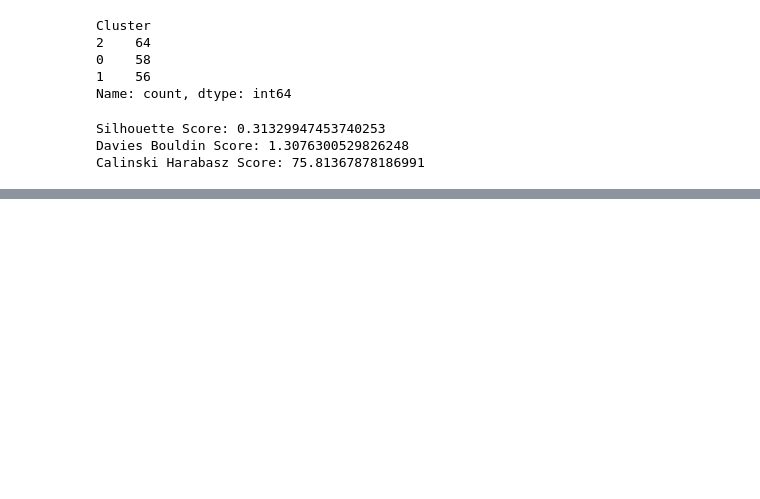
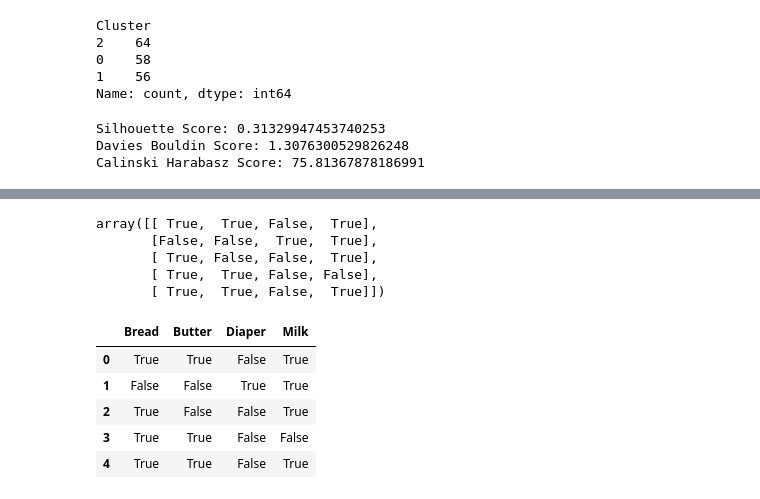
Before and after one commit to amandeep-singh28/Machine-Learning-Revision, a Jupyter notebook: 02_Practice.ipynb, the cells around one changed output, grey strips where cells are left out. Drawn from its saved outputs; the diff is of its cells as text; code cells hidden in the pictures; blank space fills up the shorter version.

```diff
--- a/02_Practice.ipynb
+++ b/02_Practice.ipynb
@@ -838,0 +882,20 @@ Calinski Harabasz Score: 75.81367878186991
+# %%
+te = TransactionEncoder()
+te_data = te.fit(transactions).transform(transactions)
+te_data
+# %% [output]
+array([[ True,  True, False,  True],
+       [False, False,  True,  True],
+       [ True, False, False,  True],
+       [ True,  True, False, False],
+       [ True,  True, False,  True]])
+# %%
+df1 = pd.DataFrame(te_data, columns=te.columns_)
+df1.head()
+# %% [output]
+|  | Bread | Butter | Diaper | Milk |
+| 0 | True | True | False | True |
+| 1 | False | False | True | True |
+| 2 | True | False | False | True |
+| 3 | True | True | False | False |
+| 4 | True | True | False | True |
```
Also changed, not shown: parts of 10 cells of this notebook.
